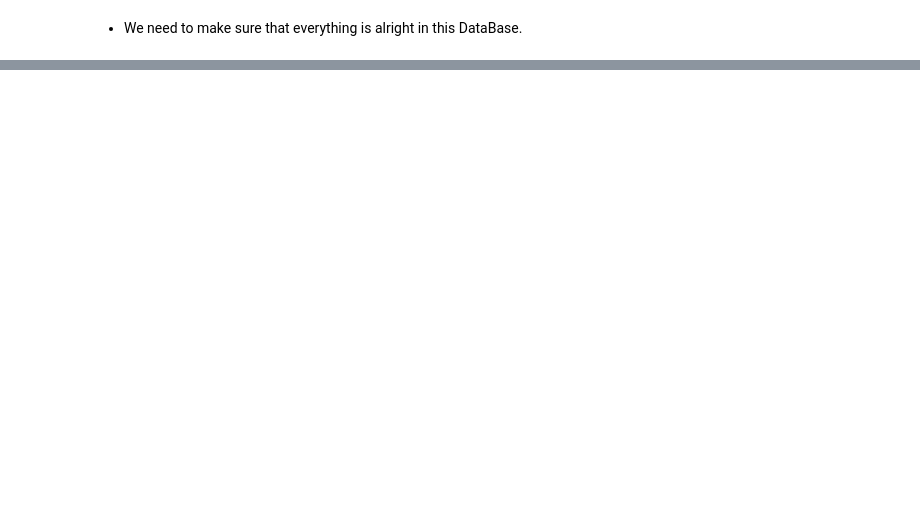
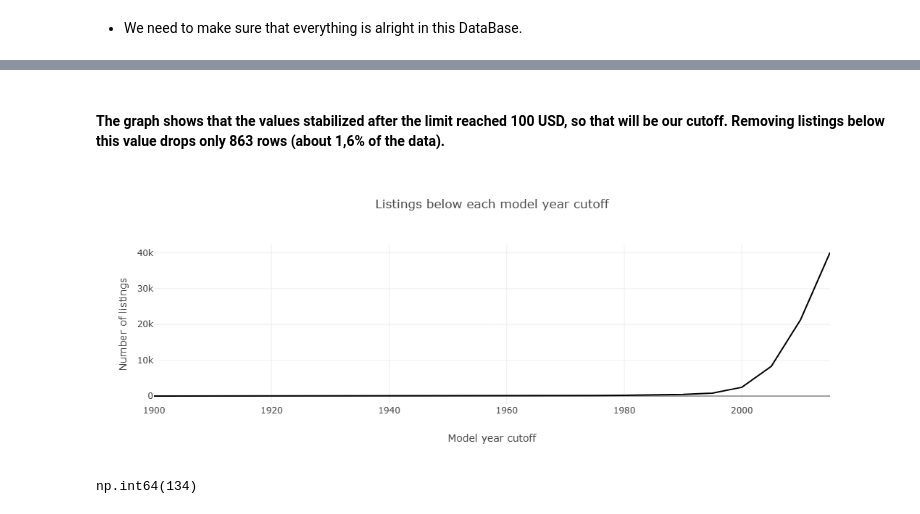
Before and after one commit to CaueFabrizioBS/car-market-explorer, a Jupyter notebook: notebooks/EDA.ipynb, the cells around one changed output, grey strips where cells are left out. Cells and saved outputs as stored; diff of their text form; code cells hidden in the pictures; blank space fills up the shorter version.

Commit message:
Data import and cleaning on Jupyter

```diff
--- a/notebooks/EDA.ipynb
+++ b/notebooks/EDA.ipynb
@@ -32,0 +50,4 @@ memory usage: 7.7 MB
+# %%
+# Check for fully duplicated rows and remove them.
+print(vehicles_df.duplicated().sum())
+vehicles_df = vehicles_df.drop_duplicates().reset_index(drop=True)
@@ -32,0 +144,20 @@ memory usage: 7.7 MB
+# %% [markdown]
+#### The graph shows that the values stabilized after the limit reached 100 USD, so that will be our cutoff. Removing listings below this value drops only 863 rows (about 1,6% of the data).
+# %%
+# Count how many listings have a model year below each candidate cutoff.
+cutoffs = range(1900, 2018, 5)
+
+px.line(
+    x=cutoffs,
+    y=[(vehicles_df['model_year'] < c).sum() for c in cutoffs],
+    title='Listings below each model year cutoff',
+    labels={'x': 'Model year cutoff', 'y': 'Number of listings'},
+    width=700,
+    height=400
+)
+# %% [output]
+[figure, added]
+# %%
+(vehicles_df['model_year'] < 1975).sum()
+# %% [output]
+np.int64(134)
```
Also changed, not shown: parts of 22 cells of this notebook.
